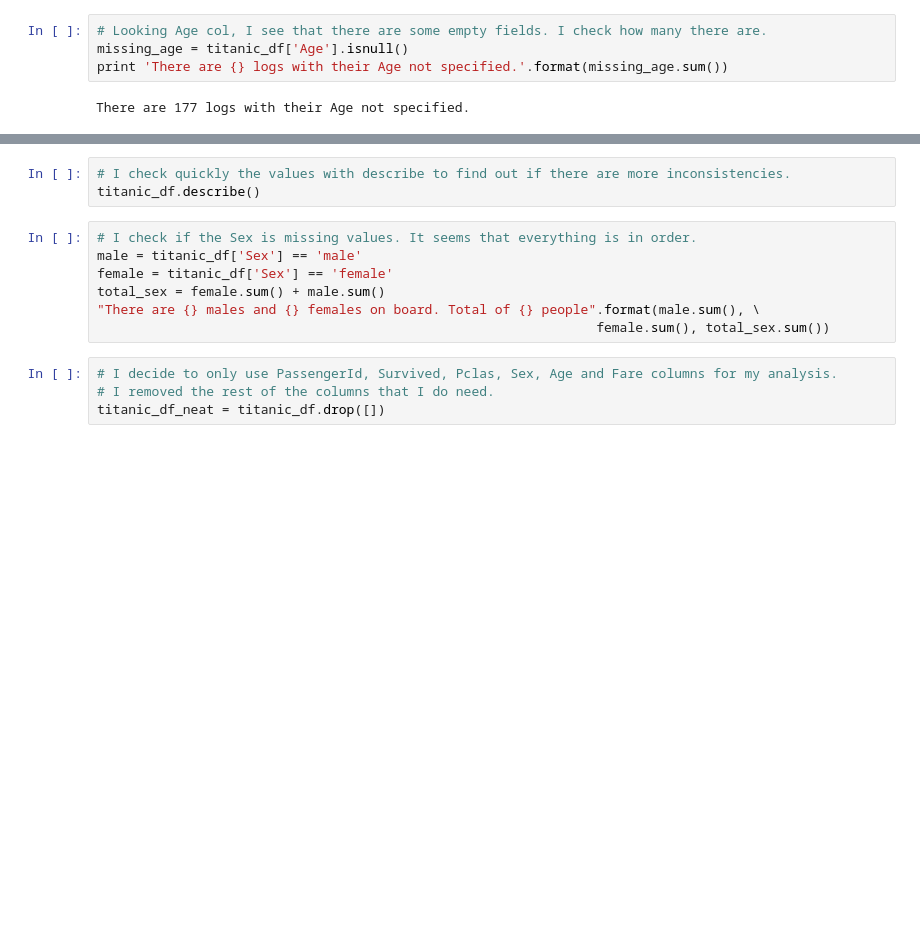
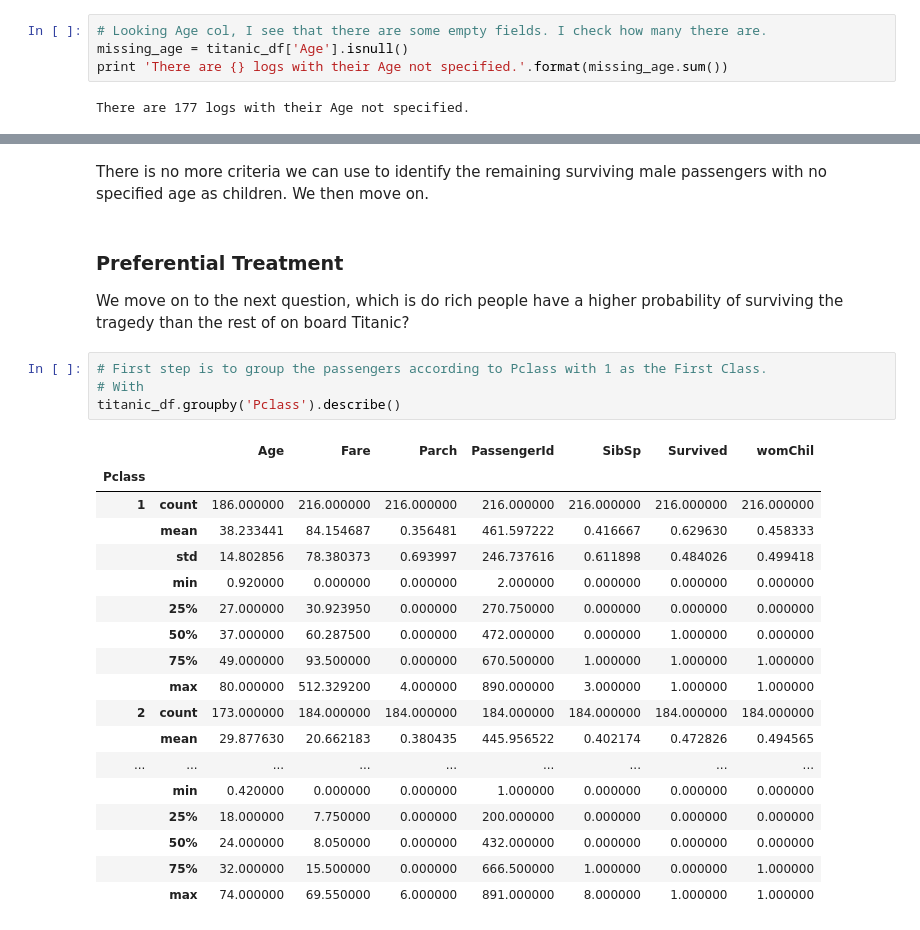
Before and after one commit to cmd-master/titanic, a Jupyter notebook: intro-data-proj-titanic.ipynb, the cells around one changed output, grey strips where cells are left out. Drawn from its saved outputs; the diff is of its cells as text; blank space fills up the shorter version.

Commit message:
Started with the question on Class

```diff
--- a/intro-data-proj-titanic.ipynb
+++ b/intro-data-proj-titanic.ipynb
@@ -148,14 +157,28 @@ titanic_df[non_womChil & survived & missing_age].sort(['Pclass'])
-# %%
-# I check quickly the values with describe to find out if there are more inconsistencies.
-titanic_df.describe()
-# %%
-# I check if the Sex is missing values. It seems that everything is in order.
-male = titanic_df['Sex'] == 'male'
-female = titanic_df['Sex'] == 'female'
-total_sex = female.sum() + male.sum()
-"There are {} males and {} females on board. Total of {} people".format(male.sum(), \
-                                                                female.sum(), total_sex.sum())
-# %%
-# I decide to only use PassengerId, Survived, Pclas, Sex, Age and Fare columns for my analysis.
-# I removed the rest of the columns that I do need.
-titanic_df_neat = titanic_df.drop([])
+# %% [markdown]
+<p>There is no more criteria we can use to identify the remaining surviving male passengers with no specified age as children. We then move on. </p>
+# %% [markdown]
+### Preferential Treatment
+<p> We move on to the next question, which is do rich people have a higher probability of surviving the tragedy than the rest of on board Titanic?</p>
+# %%
+# First step is to group the passengers according to Pclass with 1 as the First Class.
+# With
+titanic_df.groupby('Pclass').describe()
+# %% [output]
+|  |  | Age | Fare | Parch | PassengerId | SibSp | Survived | womChil |
+| Pclass |  |  |  |  |  |  |  |  |
+| 1 | count | 186.000000 | 216.000000 | 216.000000 | 216.000000 | 216.000000 | 216.000000 | 216.000000 |
+|  | mean | 38.233441 | 84.154687 | 0.356481 | 461.597222 | 0.416667 | 0.629630 | 0.458333 |
+|  | std | 14.802856 | 78.380373 | 0.693997 | 246.737616 | 0.611898 | 0.484026 | 0.499418 |
+|  | min | 0.920000 | 0.000000 | 0.000000 | 2.000000 | 0.000000 | 0.000000 | 0.000000 |
+|  | 25% | 27.000000 | 30.923950 | 0.000000 | 270.750000 | 0.000000 | 0.000000 | 0.000000 |
+|  | 50% | 37.000000 | 60.287500 | 0.000000 | 472.000000 | 0.000000 | 1.000000 | 0.000000 |
+|  | 75% | 49.000000 | 93.500000 | 0.000000 | 670.500000 | 1.000000 | 1.000000 | 1.000000 |
+|  | max | 80.000000 | 512.329200 | 4.000000 | 890.000000 | 3.000000 | 1.000000 | 1.000000 |
+| 2 | count | 173.000000 | 184.000000 | 184.000000 | 184.000000 | 184.000000 | 184.000000 | 184.000000 |
+|  | mean | 29.877630 | 20.662183 | 0.380435 | 445.956522 | 0.402174 | 0.472826 | 0.494565 |
+| ... | ... | ... | ... | ... | ... | ... | ... | ... |
+|  | min | 0.420000 | 0.000000 | 0.000000 | 1.000000 | 0.000000 | 0.000000 | 0.000000 |
+|  | 25% | 18.000000 | 7.750000 | 0.000000 | 200.000000 | 0.000000 | 0.000000 | 0.000000 |
+|  | 50% | 24.000000 | 8.050000 | 0.000000 | 432.000000 | 0.000000 | 0.000000 | 0.000000 |
+|  | 75% | 32.000000 | 15.500000 | 0.000000 | 666.500000 | 1.000000 | 0.000000 | 1.000000 |
+|  | max | 74.000000 | 69.550000 | 6.000000 | 891.000000 | 8.000000 | 1.000000 | 1.000000 |
```
Also changed, not shown: parts of 6 cells of this notebook.
